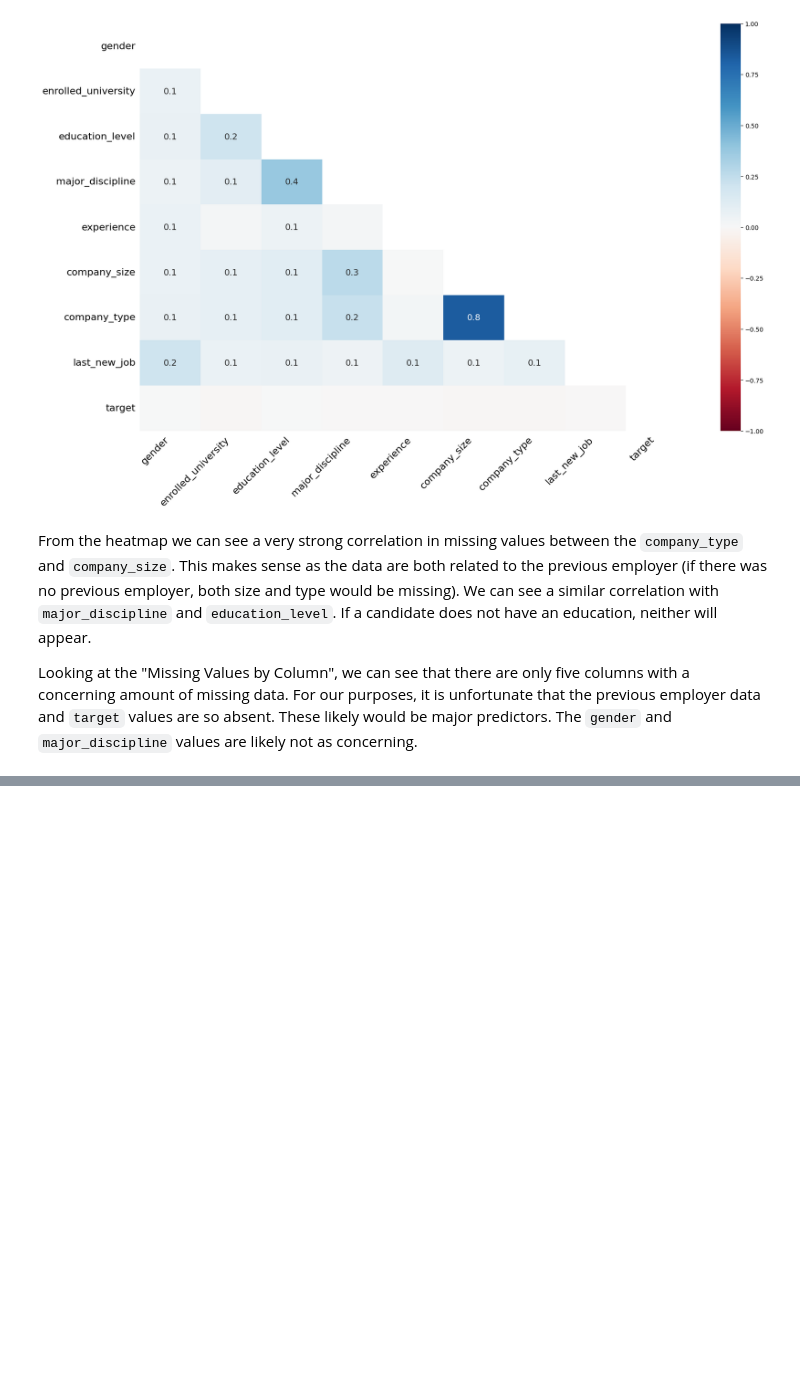
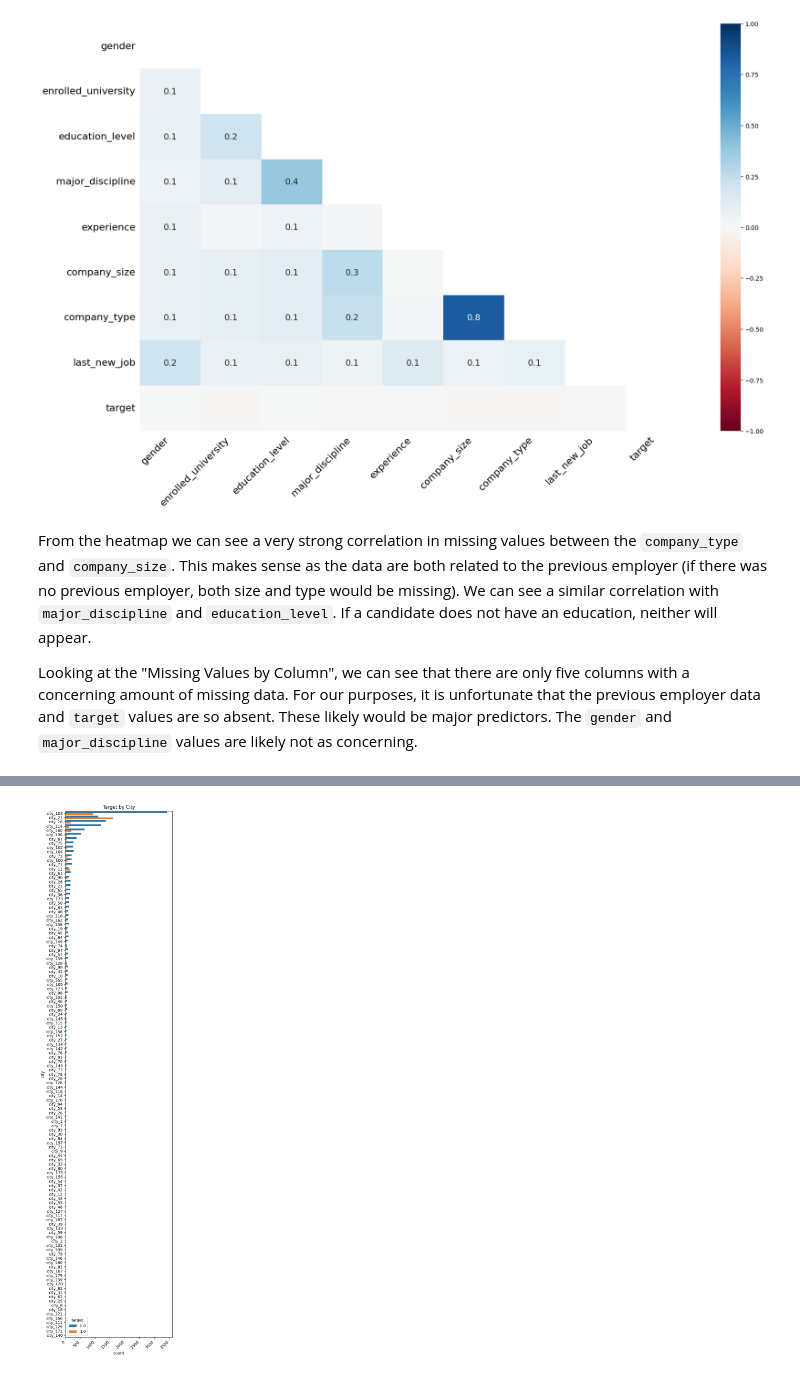
Before and after one commit to lucasmcclean/eda, a Jupyter notebook: eda.ipynb, the cells around one changed output, grey strips where cells are left out. Drawn from its saved outputs; the diff is of its cells as text; code cells hidden in the pictures; blank space fills up the shorter version.

```diff
--- a/eda.ipynb
+++ b/eda.ipynb
@@ -170,0 +200,13 @@ Looking at the "Missing Values by Column", we can see that there are only five c
+# %%
+feature = "city"
+
+order = data[feature].value_counts().index
+
+plt.figure(figsize=(5, 20))
+sns.countplot(data=data, y=feature, hue="target", order=order)
+plt.title("Target by City")
+plt.xticks(rotation=45, ha="right")
+plt.tight_layout()
+plt.show()
+# %% [output]
+[figure, added]
```
Also changed, not shown: parts of 5 cells of this notebook.
